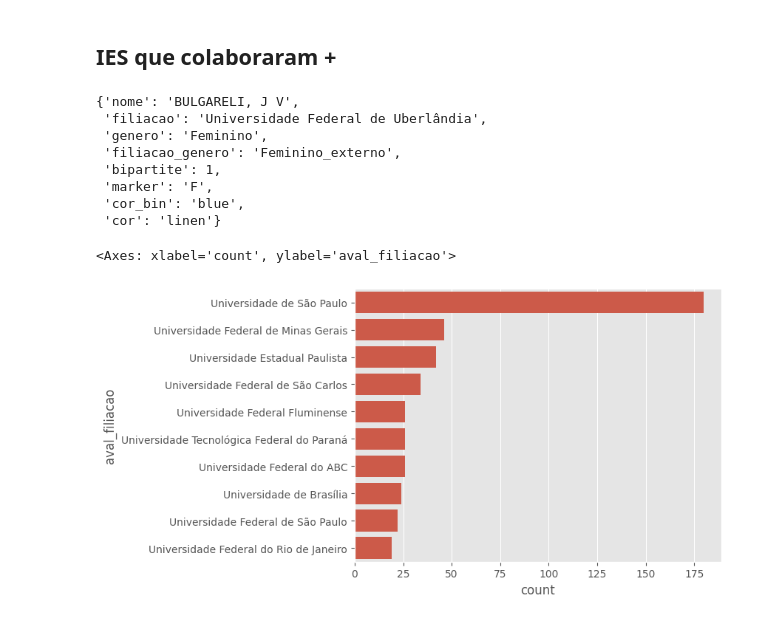
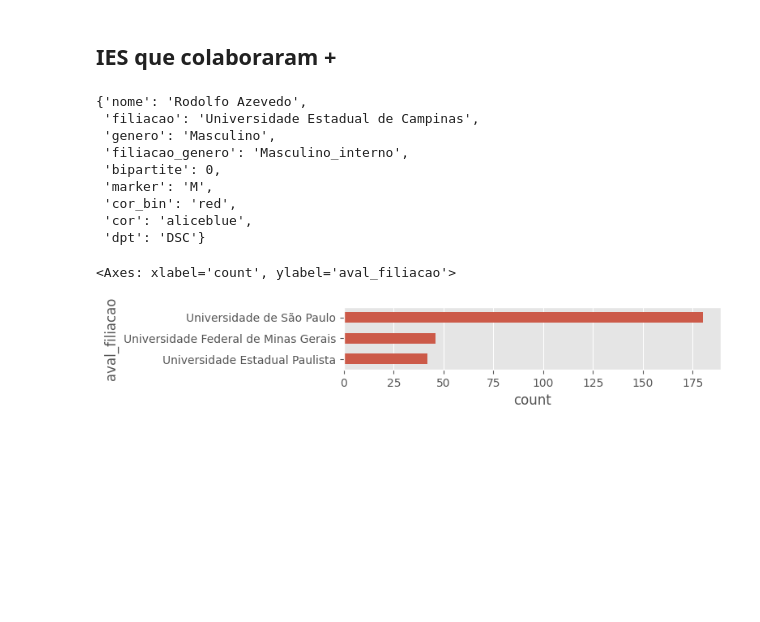
Before and after one commit to gondimjoaom/mo412-projetofinal, a Jupyter notebook: propriedades.ipynb, the cells around one changed output. Saved outputs shown, nothing was run; the diff lists cells and outputs as text; code cells hidden in the pictures; blank space fills up the shorter version.

```diff
--- a/propriedades.ipynb
+++ b/propriedades.ipynb
@@ -13,6 +13,7 @@ plt.style.use('ggplot')
 data = pd.read_csv("final_defesas_2006a2024.csv")
 data_filiacao = pd.read_csv("csvs/filiacao.csv")
 data_genero = pd.read_csv("csvs/genero2.csv")
+data_dpt = pd.read_csv("csvs/departamento.csv")
 # %%
 padrao_avaliadores = r'avaliador\d$'
 avaliadores = [col for col in data.columns if re.search(padrao_avaliadores, col)]
@@ -300,6 +334,11 @@ for col in avaliadores:
                                                             if data_genero[data_genero["orcid"] == url].shape[0] !=0 \
                                                             else "não anotado"
         filiacao_genero=f'{genero}_{"interno" if filiacao==filiacao_alvo else "externo"}'
+        if data_dpt[data_dpt["orcid"]==url].shape[0] == 0:
+            dpt = None
+        else:
+            # print(data.at[index, f"{col}_nome"])
+            dpt = data_dpt[data_dpt["orcid"]==url]["departamento"].values[0]
         grafo_defesas.add_node(
                             node_for_adding=url.split("/")[-1],
                             nome=data.at[index, f"{col}_nome"],
@@ -309,7 +348,8 @@ for col in avaliadores:
                             bipartite=1 if genero == "Feminino" else 0,
                             marker="F" if genero == "Feminino" else "M",
                             cor_bin="red" if filiacao == filiacao_alvo else "blue",
-                            cor=palette_130[uni_key[filiacao]]
+                            cor=palette_130[uni_key[filiacao]],
+                            dpt=dpt
                             )
     n_banca -=- 1
 # %%
@@ -498,14 +538,15 @@ _=ax.set_xticks(range(2006,2025))
 # %%
 node1
 # %% [output]
-{'nome': 'BULGARELI, J V',
- 'filiacao': 'Universidade Federal de Uberlândia',
- 'genero': 'Feminino',
- 'filiacao_genero': 'Feminino_externo',
- 'bipartite': 1,
- 'marker': 'F',
- 'cor_bin': 'blue',
- 'cor': 'linen'}
+{'nome': 'Rodolfo Azevedo',
+ 'filiacao': 'Universidade Estadual de Campinas',
+ 'genero': 'Masculino',
+ 'filiacao_genero': 'Masculino_interno',
+ 'bipartite': 0,
+ 'marker': 'M',
+ 'cor_bin': 'red',
+ 'cor': 'aliceblue',
+ 'dpt': 'DSC'}
 # %%
 filiacao_alvo = "Universidade Estadual de Campinas"
 dict_ano = nx.get_edge_attributes(grafo_defesas, name="ano")
@@ -522,11 +563,15 @@ for person1, person2, infos in grafo_defesas.edges(data=True):
     df_dict["tipo_defesa"].append(infos["tipo"])
     df_dict["pessoa orientadora"].append(node1["nome"])
     df_dict["pessoa avaliadora"].append(node2["nome"])
-    # break
+    df_dict["pessoa avaliadora filiacao"].append(node2["filiacao"])
+    df_dict["pessoa orientadora departamento"].append(node1["dpt"])
+    df_dict["pessoa avaliadora departamento"].append(node2["dpt"])
+    df_dict["gêneros orientaçãoXavaliação"].append(f'{node1["genero"]}_{node2["genero"]}')
 df = pd.DataFrame(df_dict)
 # %%
-sns.countplot(data=df, y="aval_filiacao", order=df.aval_filiacao.value_counts().iloc[1:11].index)
+fig, ax = plt.subplots(figsize=(6,1.))
+sns.countplot(data=df, y="aval_filiacao", order=df.aval_filiacao.value_counts().iloc[1:4].index, width=.5)
 # %% [output]
 <Axes: xlabel='count', ylabel='aval_filiacao'>
-[figure, old version]
+[figure, new version]
 # %%
```
Also changed, not shown: parts of 14 cells of this notebook, 2 other files.
